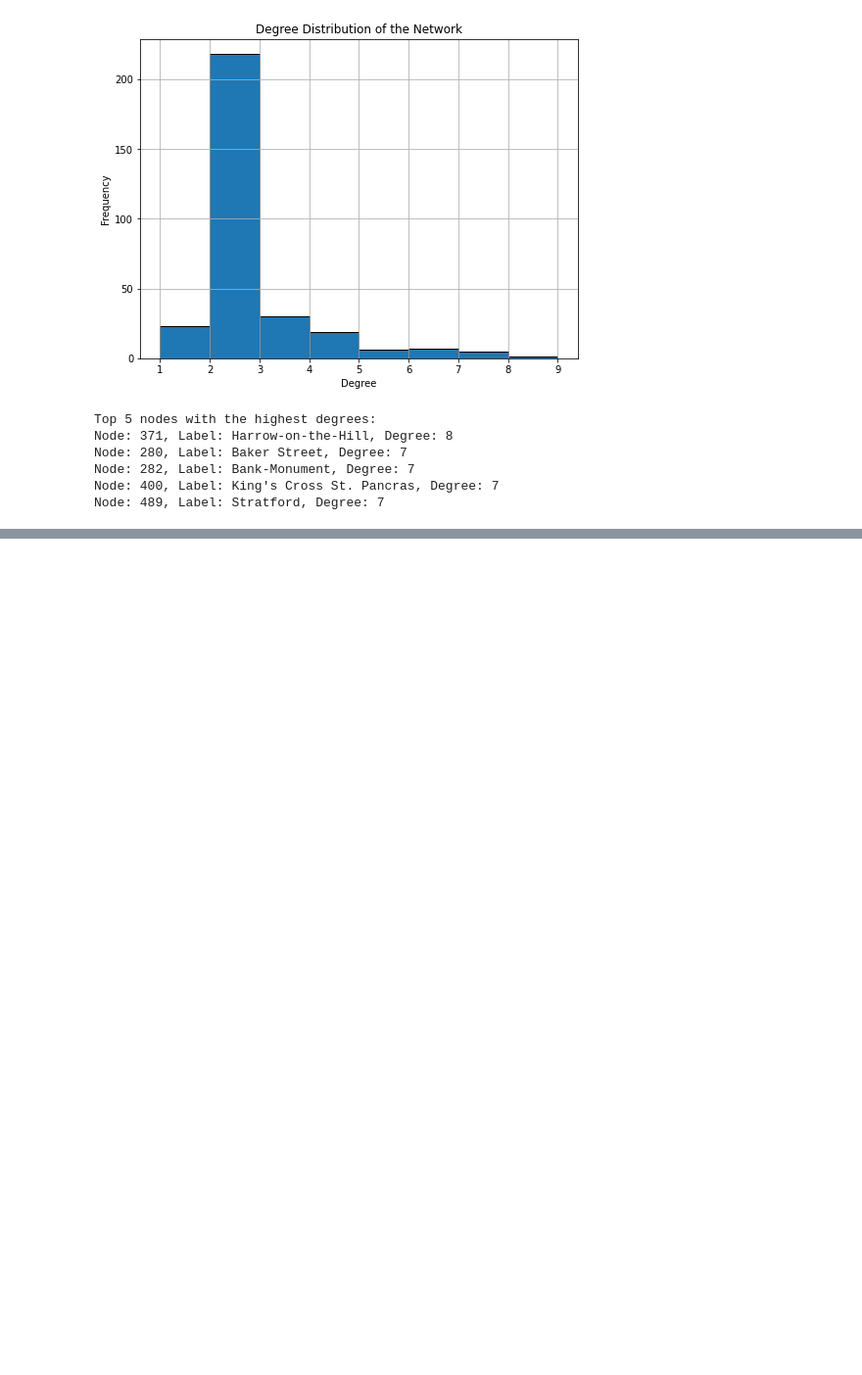
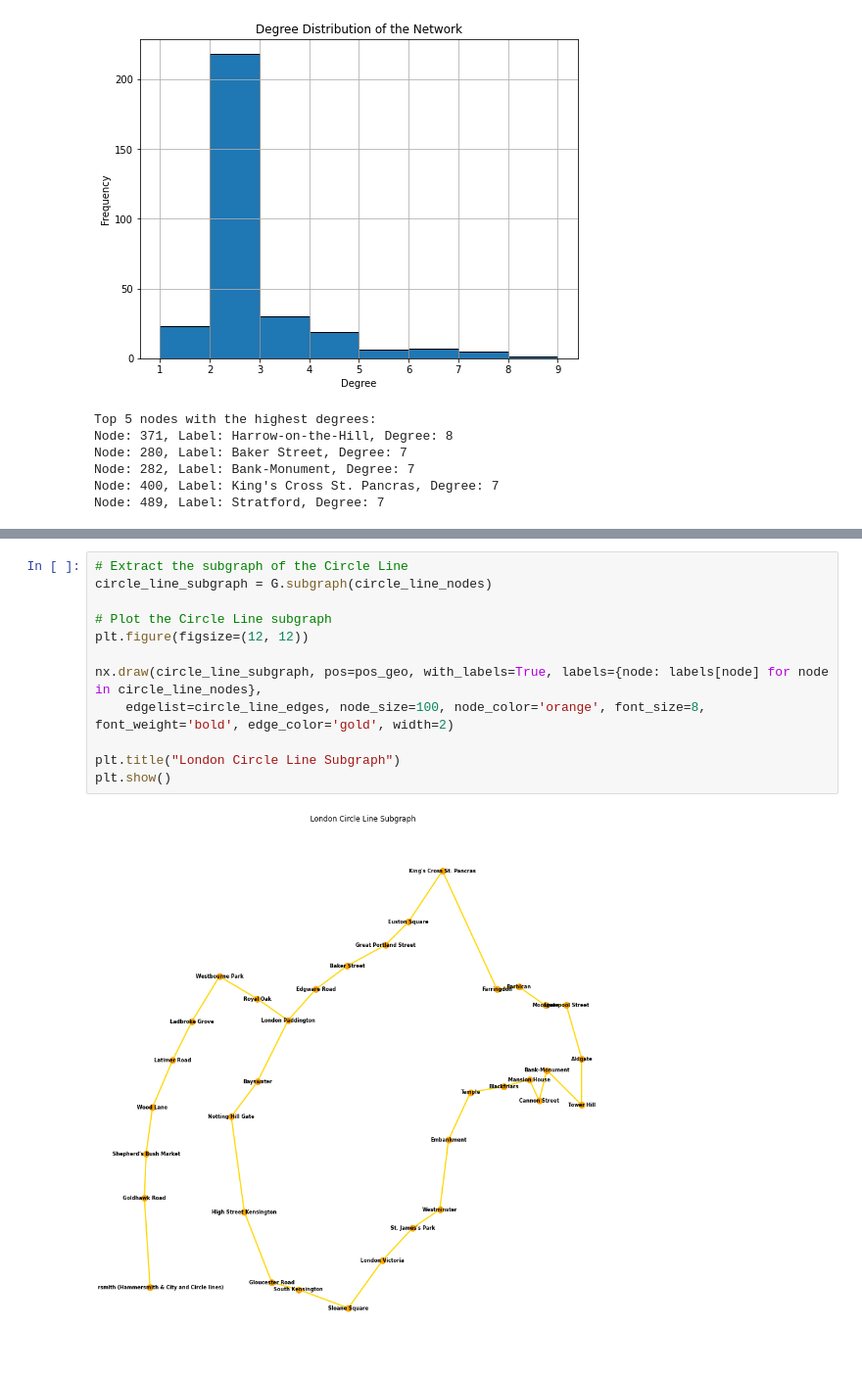
Before and after one commit to schmeti/uc3m_network_analysis, a Jupyter notebook: main.ipynb, the cells around one changed output, grey strips where cells are left out. Shown at 98% size. Cells and saved outputs as stored; diff of their text form; blank space fills up the shorter version.

```diff
--- a/main.ipynb
+++ b/main.ipynb
@@ -219,0 +272,14 @@ Some initial assumptions about their locations and roles in London transportatio
+# %%
+# Extract the subgraph of the Circle Line
+circle_line_subgraph = G.subgraph(circle_line_nodes)
+
+# Plot the Circle Line subgraph
+plt.figure(figsize=(12, 12))
+
+nx.draw(circle_line_subgraph, pos=pos_geo, with_labels=True, labels={node: labels[node] for node in circle_line_nodes},
+    edgelist=circle_line_edges, node_size=100, node_color='orange', font_size=8, font_weight='bold', edge_color='gold', width=2)
+
+plt.title("London Circle Line Subgraph")
+plt.show()
+# %% [output]
+[figure, added]
```
Also changed, not shown: parts of 16 cells of this notebook.
